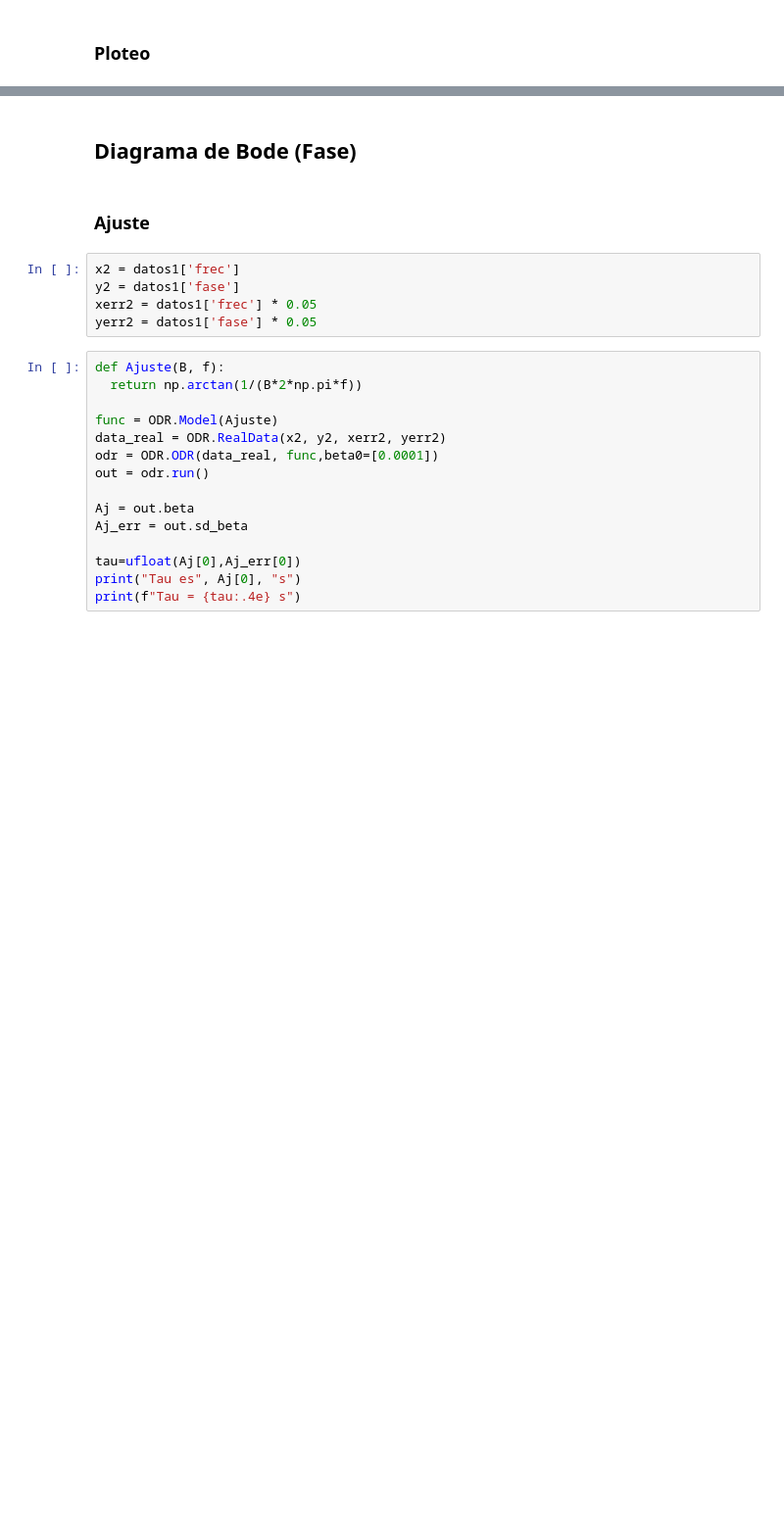
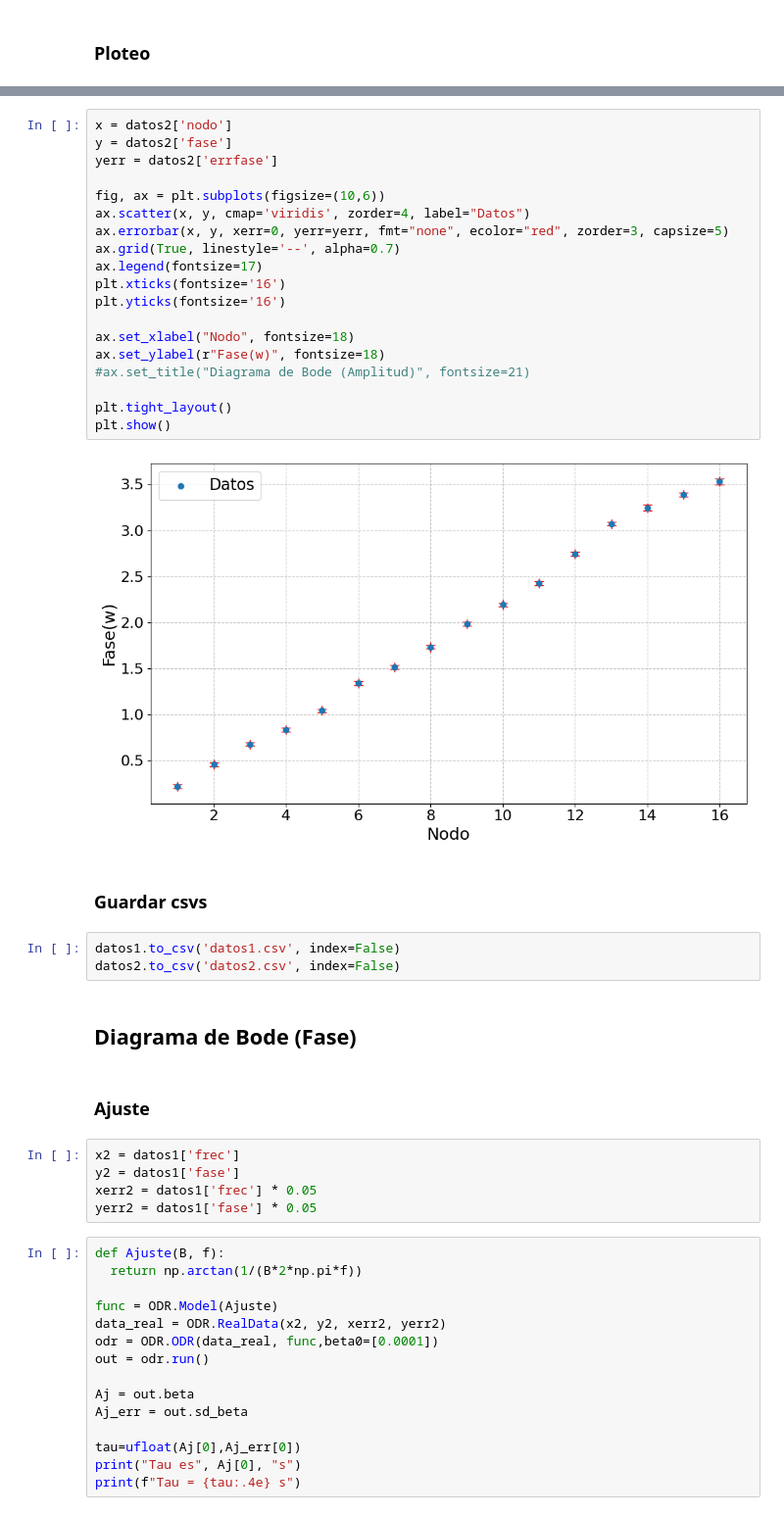
Before and after one commit to Lekkito/data-analysis-physics, a Jupyter notebook: electromagnetism/2 - transfer function.ipynb, the cells around one changed output, grey strips where cells are left out. Shown at 98% size. Saved outputs shown, nothing was run; the diff lists cells and outputs as text; blank space fills up the shorter version.

```diff
--- a/electromagnetism/2 - transfer function.ipynb
+++ b/electromagnetism/2 - transfer function.ipynb
@@ -107,3 +211,29 @@ plt.tight_layout()
+# %%
+x = datos2['nodo']
+y = datos2['fase']
+yerr = datos2['errfase']
+
+fig, ax = plt.subplots(figsize=(10,6))
+ax.scatter(x, y, cmap='viridis', zorder=4, label="Datos")
+ax.errorbar(x, y, xerr=0, yerr=yerr, fmt="none", ecolor="red", zorder=3, capsize=5)
+ax.grid(True, linestyle='--', alpha=0.7)
+ax.legend(fontsize=17)
+plt.xticks(fontsize='16')
+plt.yticks(fontsize='16')
+
+ax.set_xlabel("Nodo", fontsize=18)
+ax.set_ylabel(r"Fase(w)", fontsize=18)
+#ax.set_title("Diagrama de Bode (Amplitud)", fontsize=21)
+
+plt.tight_layout()
+plt.show()
+# %% [output]
+[figure, added]
+# %% [markdown]
+### Guardar csvs
+# %%
+datos1.to_csv('datos1.csv', index=False)
+datos2.to_csv('datos2.csv', index=False)
 # %% [markdown]
 ## Diagrama de Bode (Fase)
 # %% [markdown]
```
Also changed, not shown: parts of 17 cells of this notebook, 2 other files.
